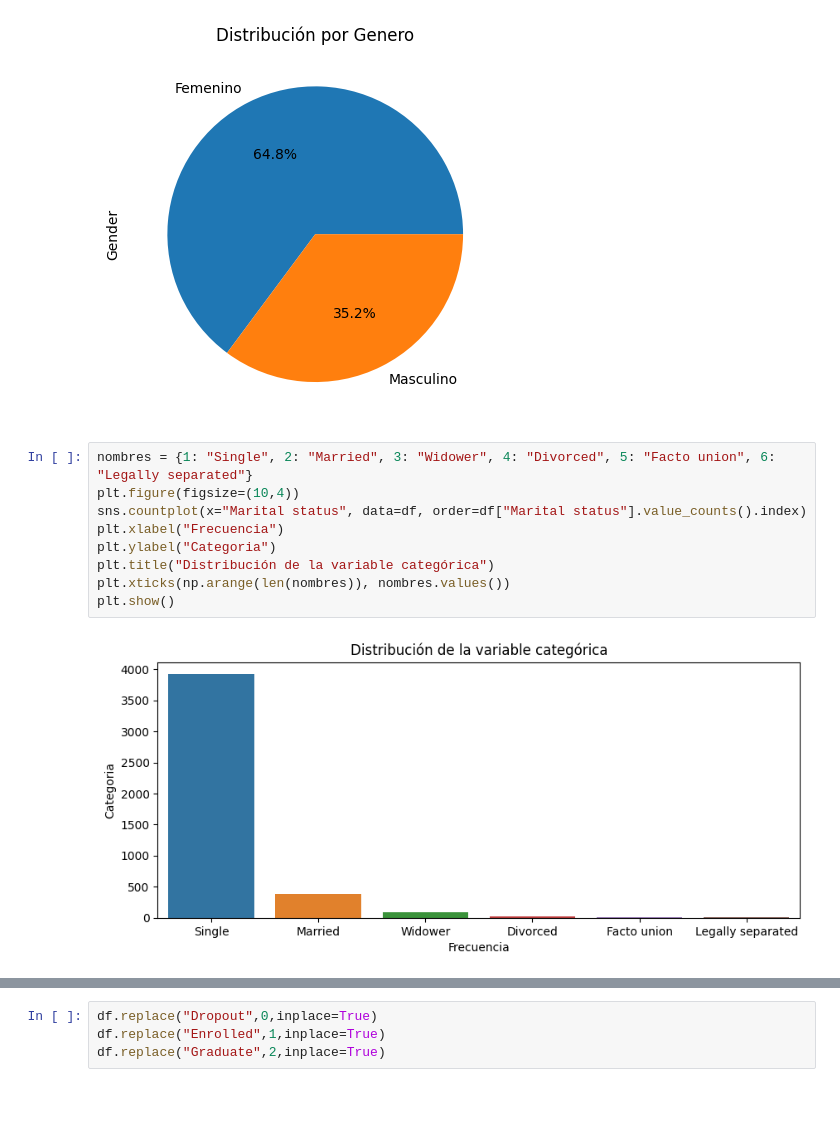
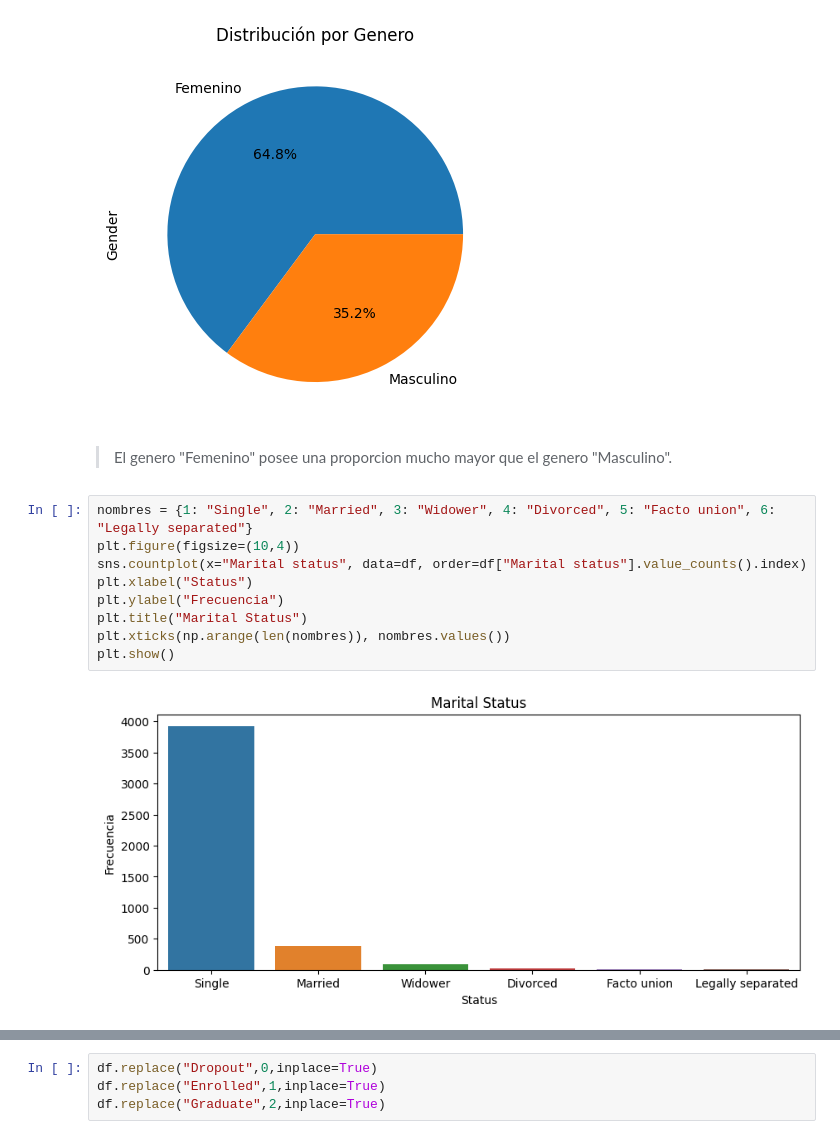
Before and after one commit to MartinJaureguy/Dropout-Prediction-Model, a Jupyter notebook: notebook/notebook.ipynb, the cells around one changed output, grey strips where cells are left out. Drawn from its saved outputs; the diff is of its cells as text; blank space fills up the shorter version.

```diff
--- a/notebook/notebook.ipynb
+++ b/notebook/notebook.ipynb
@@ -69,14 +69,16 @@ plt.title("Distribución por Genero")
 plt.show()
 # %% [output]
 [figure]
+# %% [markdown]
+> El genero "Femenino" posee una proporcion mucho mayor que el genero "Masculino".
 # %%
 nombres = {1: "Single", 2: "Married", 3: "Widower", 4: "Divorced", 5: "Facto union", 6: "Legally separated"}
 plt.figure(figsize=(10,4))
 sns.countplot(x="Marital status", data=df, order=df["Marital status"].value_counts().index)
-plt.xlabel("Frecuencia")
-plt.ylabel("Categoria")
-plt.title("Distribución de la variable categórica")
+plt.xlabel("Status")
+plt.ylabel("Frecuencia")
+plt.title("Marital Status")
 plt.xticks(np.arange(len(nombres)), nombres.values())
 plt.show()
 # %% [output]
-[figure, old version]
+[figure, new version]
```
Also changed, not shown: parts of 7 cells of this notebook.
